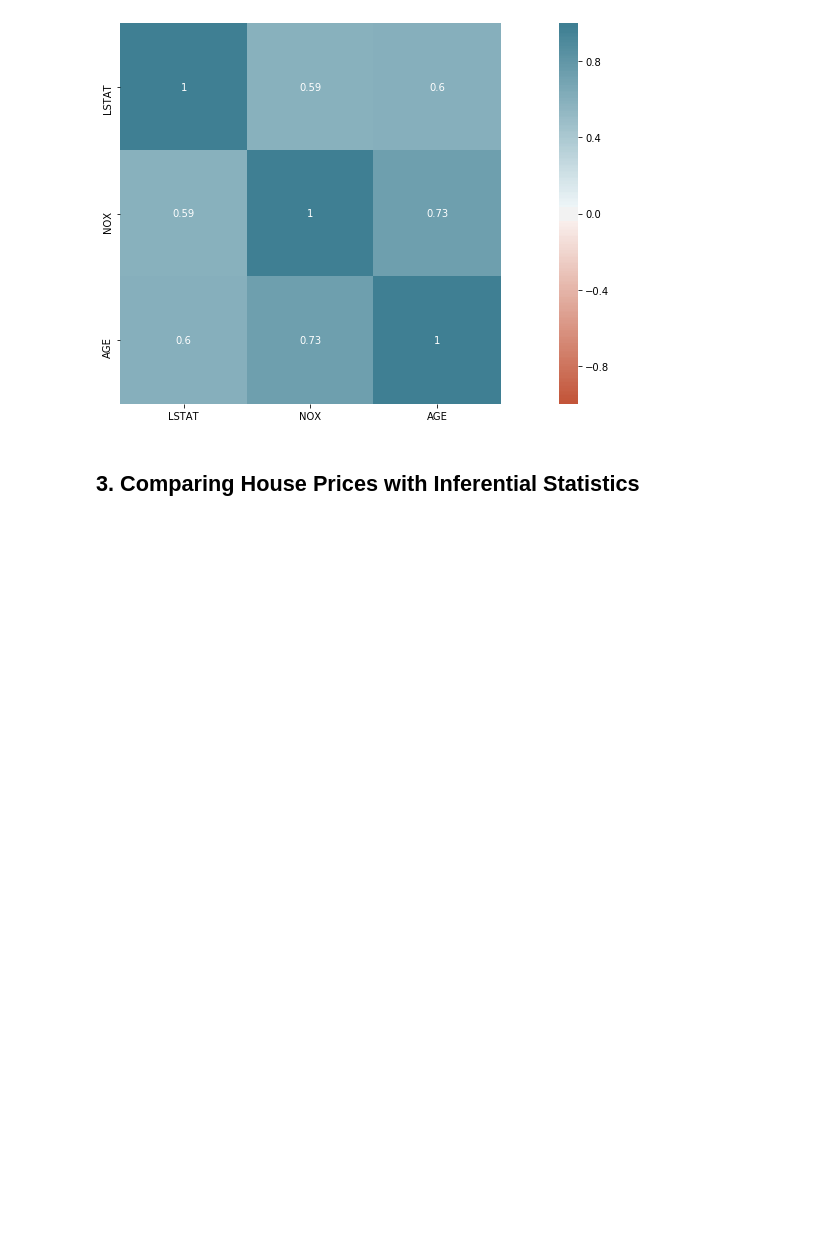
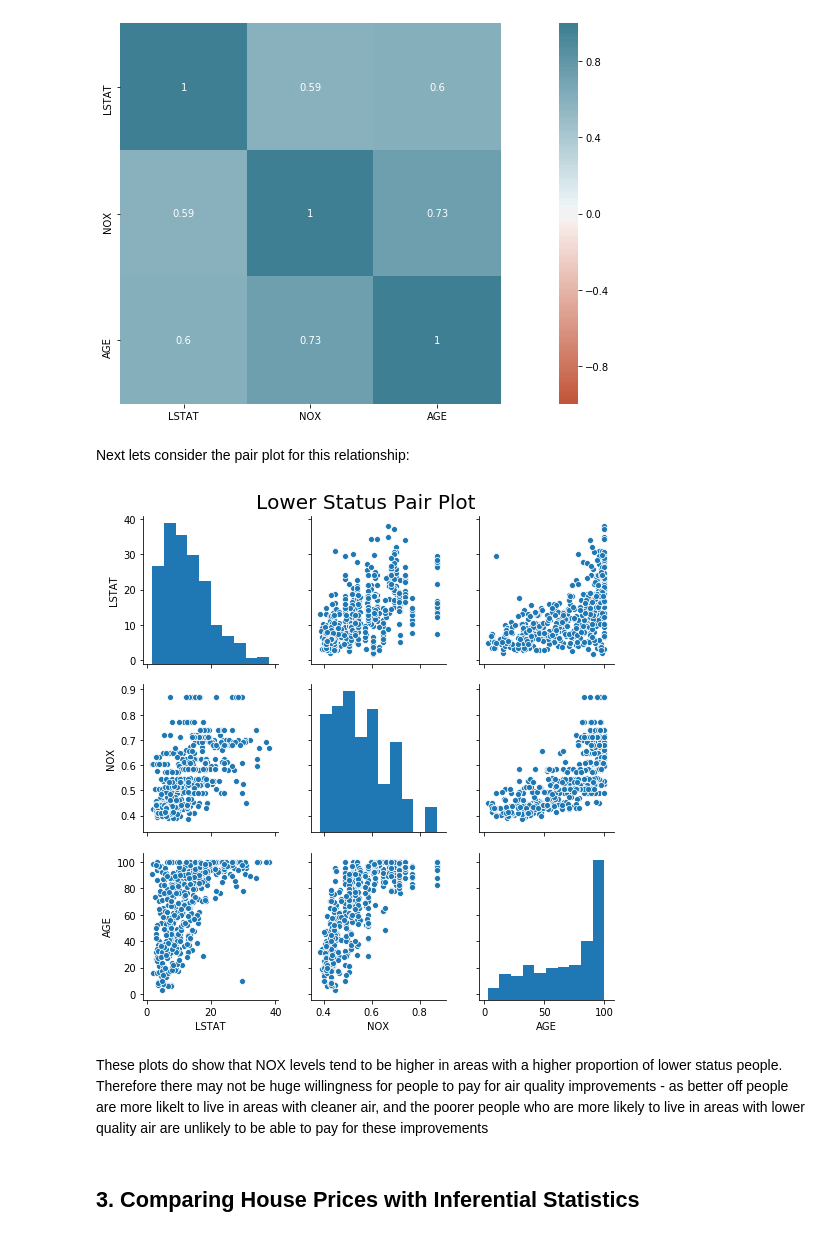
Before and after one commit to shkyler/gmit-mls-project, a Jupyter notebook: boston-housing.ipynb, the cells around one changed output. Saved outputs shown, nothing was run; the diff lists cells and outputs as text; code cells hidden in the pictures; blank space fills up the shorter version.

```diff
--- a/boston-housing.ipynb
+++ b/boston-housing.ipynb
@@ -490,6 +490,17 @@ sns.heatmap(lstat_corr, vmin=-1, vmax=1, center=0,cmap=sns.diverging_palette(20,
 plt.show()
 # %% [output]
 [figure]
+# %% [markdown]
+Next lets consider the pair plot for this relationship:
+# %%
+# pair plot to visualise the correlations
+lstat_pair_plt = sns.pairplot(lstat_df)
+lstat_pair_plt.fig.suptitle("Lower Status Pair Plot", size="20", va="bottom")
+plt.show()
+# %% [output]
+[figure, added]
+# %% [markdown]
+These plots do show that NOX levels tend to be higher in areas with a higher proportion of lower status people. Therefore there may not be huge willingness for people to pay for air quality improvements - as better off people are more likelt to live in areas with cleaner air, and the poorer people who are more likely to  live in areas with lower quality air are unlikely to be able to pay for these improvements
 # %% [markdown]
 ## 3. Comparing House Prices with Inferential Statistics
 # %%
```
